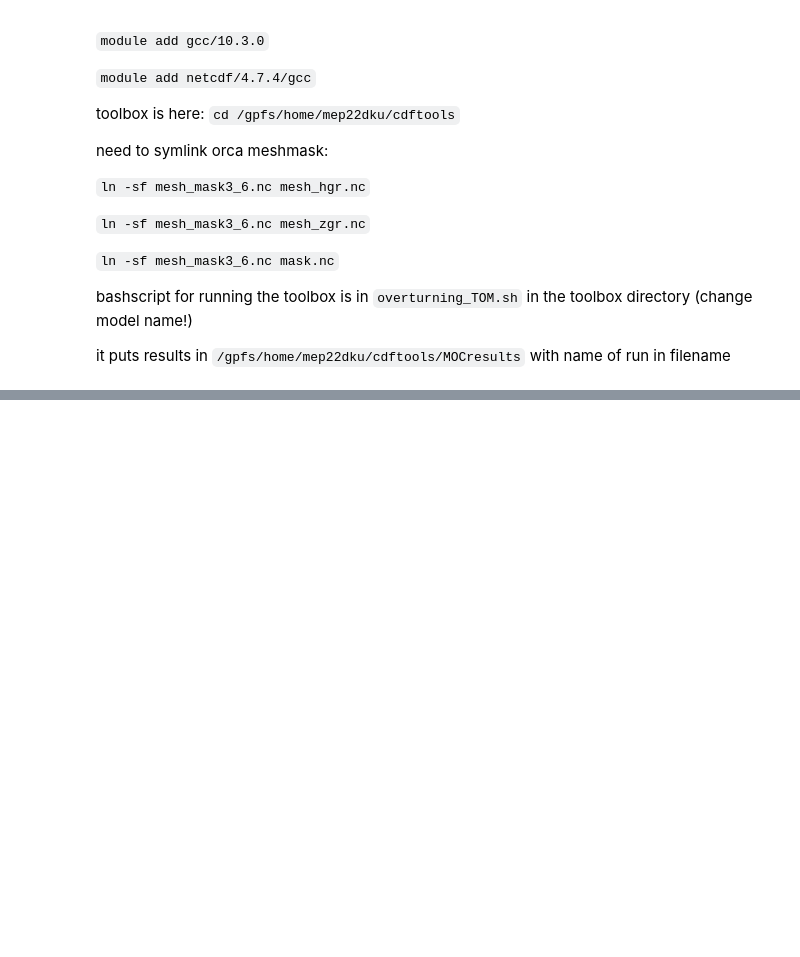
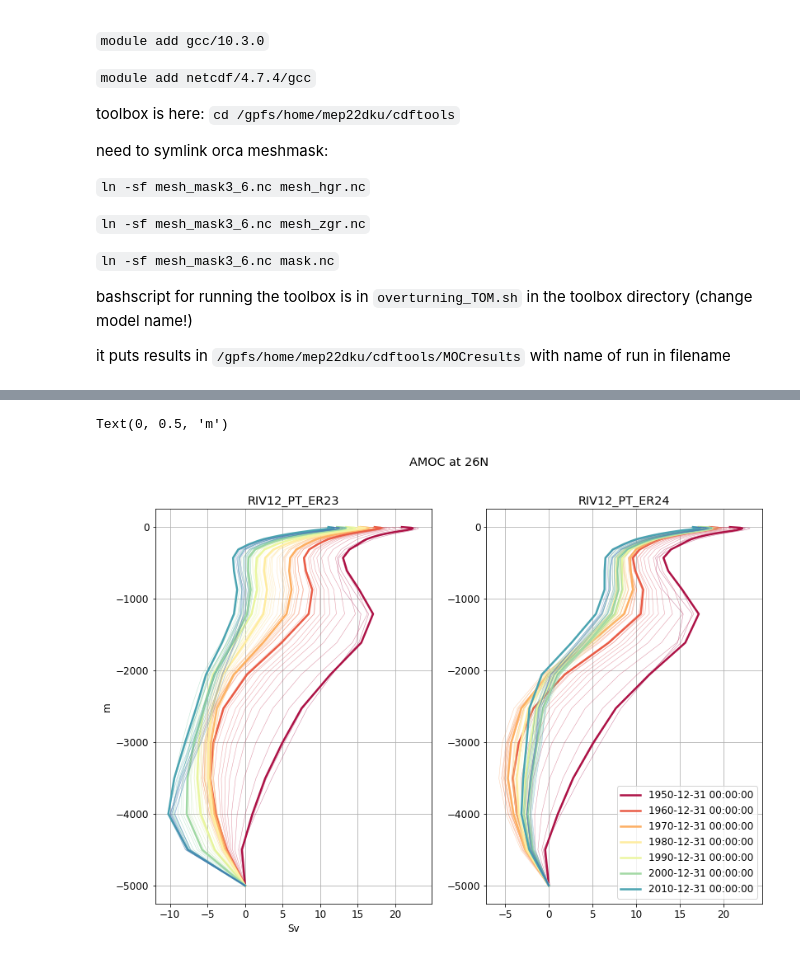
Before and after one commit to tjarnikova/SOZONE, a Jupyter notebook: overturning/exploreOverturningPTruns.ipynb, the cells around one changed output, grey strips where cells are left out. Cells and saved outputs as stored; diff of their text form; code cells hidden in the pictures; blank space fills up the shorter version.

```diff
--- a/overturning/exploreOverturningPTruns.ipynb
+++ b/overturning/exploreOverturningPTruns.ipynb
@@ -185,2 +227,44 @@ Text(0, 0.5, 'm')
+# %%
+atl_at_26_ER24 = over_yr_ER24.zomsfatl.sel(y=94)
+atl_at_26_ER23 = over_yr_ER23.zomsfatl.sel(y=94)
+
+tcm = 'Spectral'
+tcm = plt.cm.get_cmap('Spectral')
+
+
+atl_at_26_max_ER24 = np.arange(1948,2021,1).astype(float)
+atl_at_26_max_ER23 = np.arange(1948,2021,1).astype(float)
+
+fact = 1.1
+fig, axs = plt.subplots(1,2, figsize=(12*fact, 8*fact), facecolor='w', edgecolor='k')
+axs = axs.ravel()
+
+for i in range(0,72):
+    tar = atl_at_26_ER24.isel(time_counter = i)
+    if (i+8)%10 == 0:
+        axs[1].plot(tar,tar['depthw'], linewidth = 2.5, label = tar.time_counter.values, color = tcm(1.*(i)/73))
+    else:
+        axs[1].plot(tar,tar['depthw'], linewidth = 0.5, alpha = 0.5, color = tcm(1.*(i)/73))
+    atl_at_26_max_ER24[i] = np.nanmax(tar.values)
+
+
+    tar = atl_at_26_ER23.isel(time_counter = i)
+    if (i+8)%10 == 0:
+        axs[0].plot(tar,tar['depthw'], linewidth = 2.5, label = tar['time_counter'], color = tcm(1.*(i)/73))
+    else:
+        axs[0].plot(tar,tar['depthw'], linewidth = 0.5, alpha = 0.5, color = tcm(1.*(i)/73))
+    atl_at_26_max_ER23[i] = np.nanmax(tar.values)
+
+axs[0].set_title('RIV12_PT_ER23')
+axs[1].set_title('RIV12_PT_ER24')
+axs[1].legend()
+axs[0].grid()
+axs[1].grid()
+plt.suptitle('AMOC at 26N')
+axs[0].set_xlabel('Sv')
+axs[0].set_ylabel('m')
+# %% [output]
+Text(0, 0.5, 'm')
+[figure, added]
 # %%
 yrs = np.arange(1948,2021)
```
Also changed, not shown: parts of 3 cells of this notebook.
